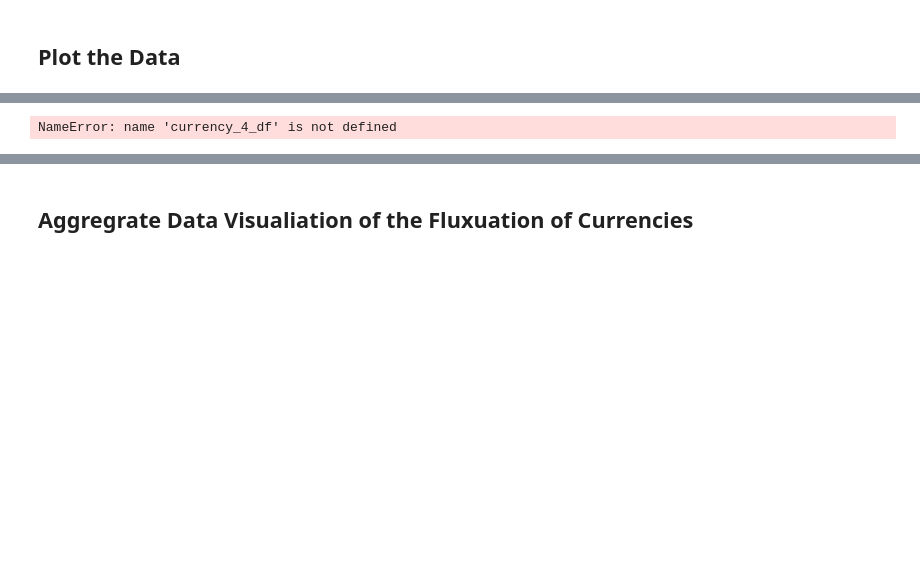
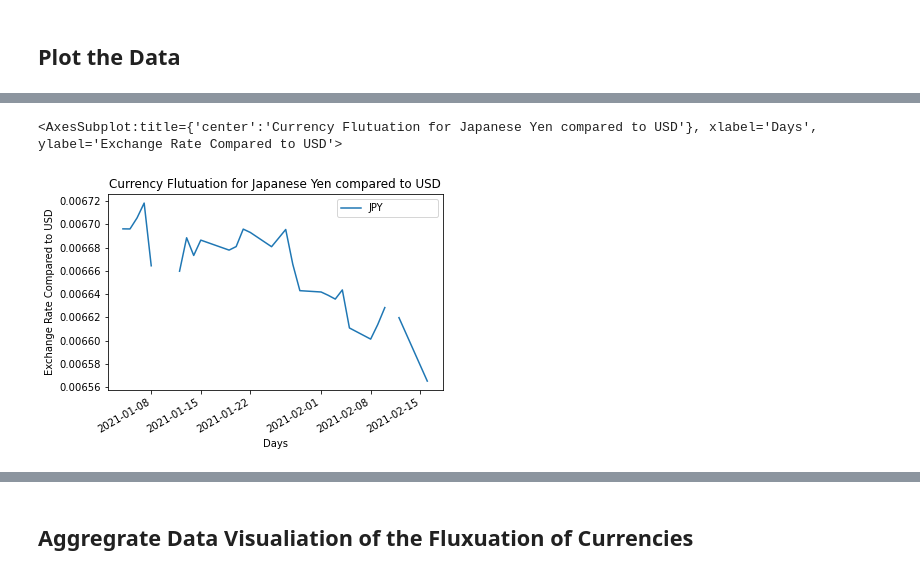
Before and after one commit to mikehoo92/IPOArbitrage, a Jupyter notebook: Currency_Data_Analysis.ipynb, the cells around one changed output, grey strips where cells are left out. Drawn from its saved outputs; the diff is of its cells as text; code cells hidden in the pictures; blank space fills up the shorter version.

```diff
--- a/Currency_Data_Analysis.ipynb
+++ b/Currency_Data_Analysis.ipynb
@@ -45,6 +72,6 @@ clp_df.head()
 # %%
 #extract only the data for Japanese Yen drop remaining currencies from dataframe
-jpy_df= currency_path_df.drop(columns=['brazilian real (BLR)''candian dollar (CAD)''chiliean peso (CLP)''Eur(EUR)''united states dollar (usd)']
+jpy_df = currency_df.drop(columns=['BRL','EUR                     ','CAD                 ','CLP               ','USD'])
 
 #review data frame
 jpy_df.head()
@@ -77,9 +122,10 @@ NameError: name 'currency_3_df' is not defined
 # %%
 
 #plot the fluxuation of Japanese compared to the USD of the first 30 trading days
-jpy_df.plot(ylabel="Exchange Rate Compared to USD", xlabel="Days", title= "Currency Flutuation for currency 4 compared to USD")
+jpy_df.plot(ylabel="Exchange Rate Compared to USD", xlabel="Days", title= "Currency Flutuation for Japanese Yen compared to USD")
 # %% [output]
-NameError: name 'currency_4_df' is not defined
+<AxesSubplot:title={'center':'Currency Flutuation for Japanese Yen compared to USD'}, xlabel='Days', ylabel='Exchange Rate Compared to USD'>
+[figure, added]
 # %%
 
 #plot the fluxuation of Brazilian compared to the USD of the first 30 trading days
```
Also changed, not shown: parts of 20 cells of this notebook, 2 other files.
